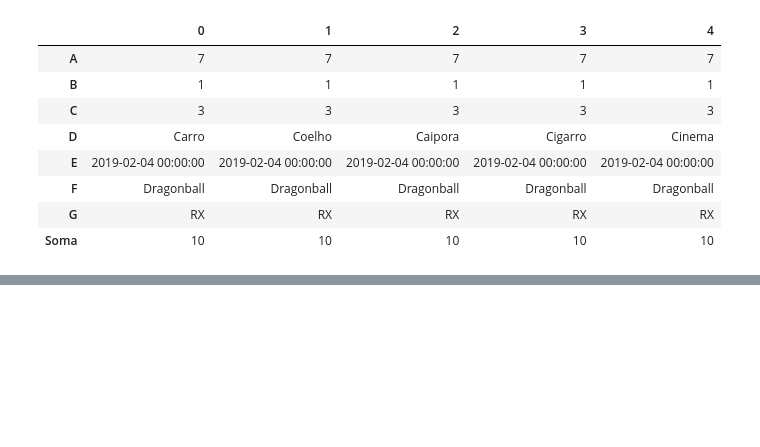
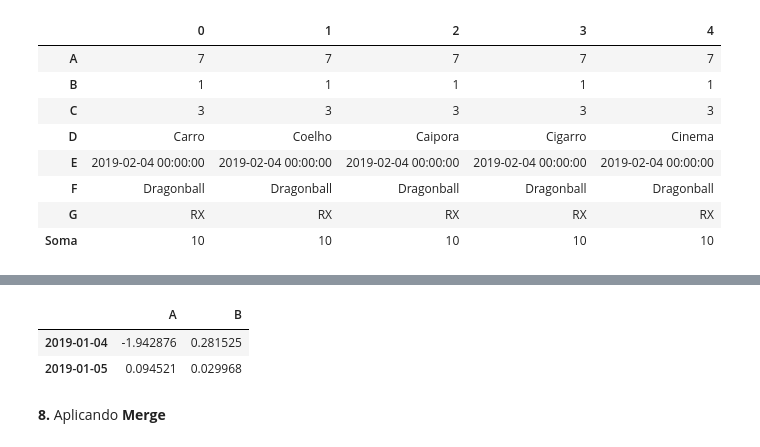
Before and after one commit to CarlosLeandro09/Radiology, a Jupyter notebook: Um_pouco_de_Pandas.ipynb, the cells around one changed output, grey strips where cells are left out. Saved outputs shown, nothing was run; the diff lists cells and outputs as text; code cells hidden in the pictures; blank space fills up the shorter version.

```diff
--- a/Um_pouco_de_Pandas.ipynb
+++ b/Um_pouco_de_Pandas.ipynb
@@ -138,0 +165,9 @@ df2.T
+# %%
+#Selecionando key
+combinacao.loc["df1"]
+# %% [output]
+|  | A | B |
+| 2019-01-04 | -1.942876 | 0.281525 |
+| 2019-01-05 | 0.094521 | 0.029968 |
+# %% [markdown]
+**8.** Aplicando **Merge**
```
Also changed, not shown: parts of 12 cells of this notebook.
